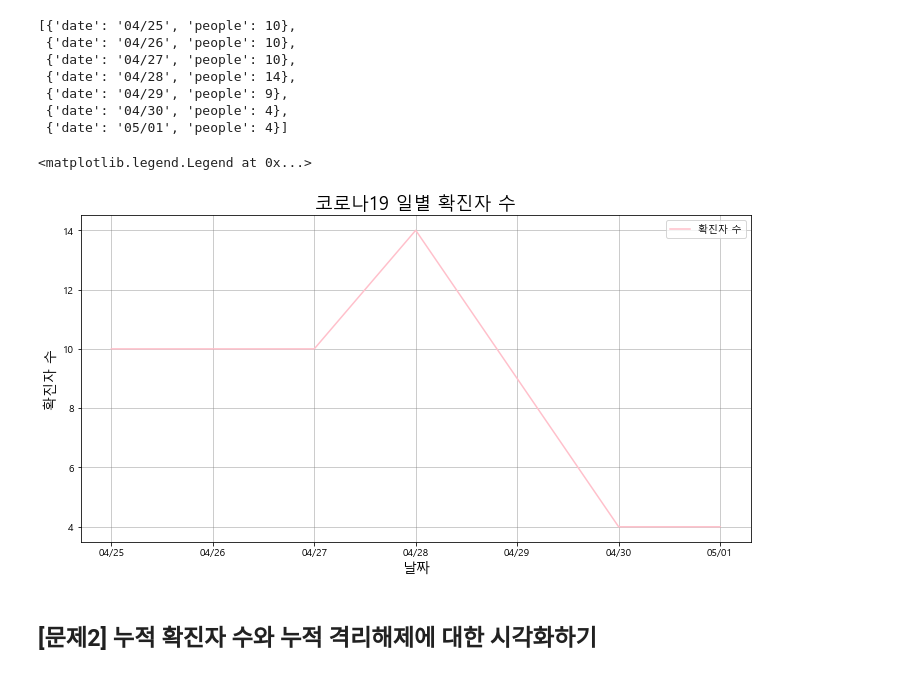
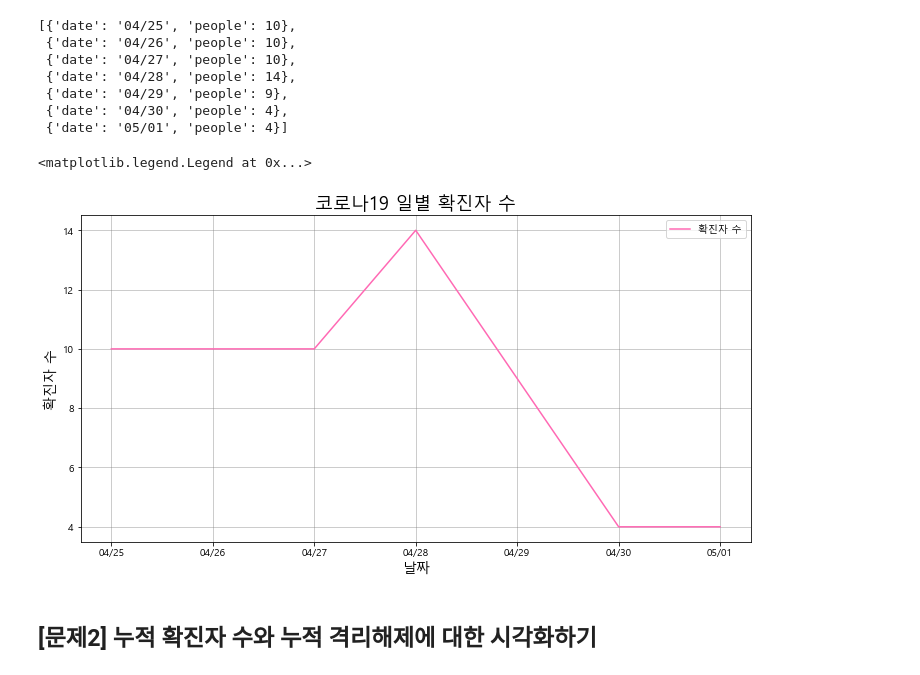
Before and after one commit to Kimdonghyeon7645/Python-Data-Analysis, a Jupyter notebook: 데이터분석 시각화 문제 (최종).ipynb, the cells around one changed output. Cells and saved outputs as stored; diff of their text form; code cells hidden in the pictures.

```diff
--- a/데이터분석 시각화 문제 (최종).ipynb
+++ b/데이터분석 시각화 문제 (최종).ipynb
@@ -34,22 +34,22 @@ covid19
 # %%
 plt.rc('font', family='Malgun Gothic')
 
 date = []
 people = []
 for day in covid19:
     date.append(day['date'])
     people.append(day['people'])
 
 plt.figure(figsize = (12, 6))
-plt.plot(date, people, color='pink', label='확진자 수')
+plt.plot(date, people, color='hotpink', label='확진자 수')
 plt.grid(True, color='gray', alpha=0.5)
 plt.xlabel('날짜',fontsize=14)
 plt.ylabel('확진자 수',fontsize=14)
 plt.title('코로나19 일별 확진자 수',fontsize='18')
 plt.legend()
 # %% [output]
 <matplotlib.legend.Legend at 0x...>
-[figure, old version]
+[figure, new version]
 # %% [markdown]
 ## [문제2] 누적 확진자 수와 누적 격리해제에 대한 시각화하기
 # %%
```
